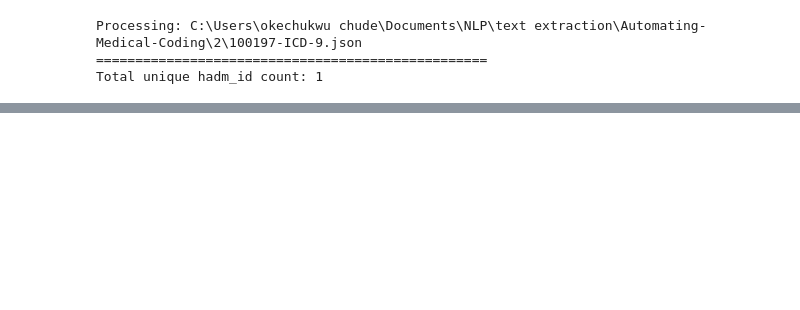
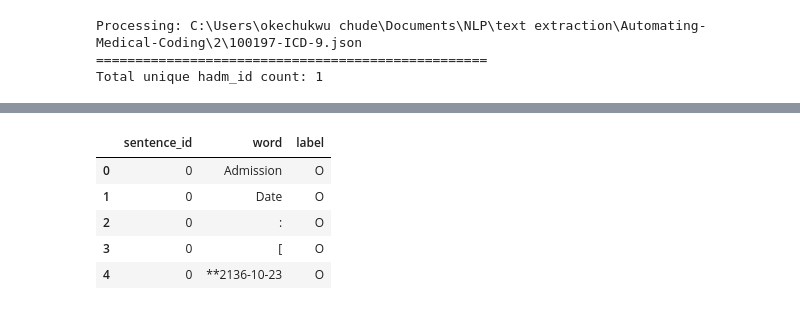
Before and after one commit to okechukwuchude/Automating-Medical-Coding, a Jupyter notebook: ##Testing NB_open_json copy.ipynb, the cells around one changed output, grey strips where cells are left out. Drawn from its saved outputs; the diff is of its cells as text; code cells hidden in the pictures; blank space fills up the shorter version.

```diff
--- a/2Testing NB_open_json copy 2.ipynb
+++ b/##Testing NB_open_json copy.ipynb
@@ -270,0 +270,9 @@ KeyError: 'sentence_info'
+# %%
+word_df.head()
+# %% [output]
+|  | sentence_id | word | label |
+| 0 | 0 | Admission | O |
+| 1 | 0 | Date | O |
+| 2 | 0 | : | O |
+| 3 | 0 | [ | O |
+| 4 | 0 | **2136-10-23 | O |
```
Also changed, not shown: parts of 20 cells of this notebook, 1 other file.
